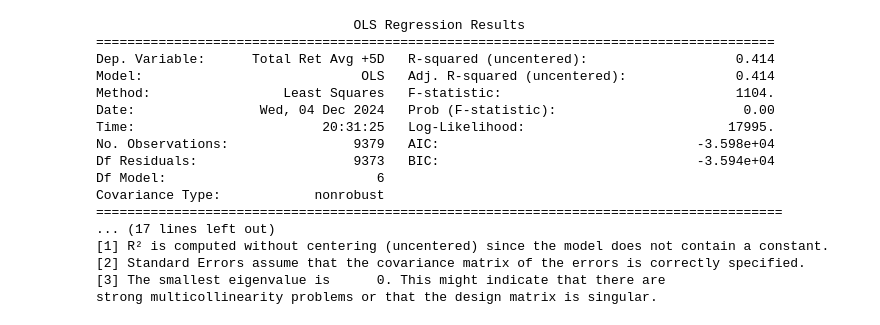
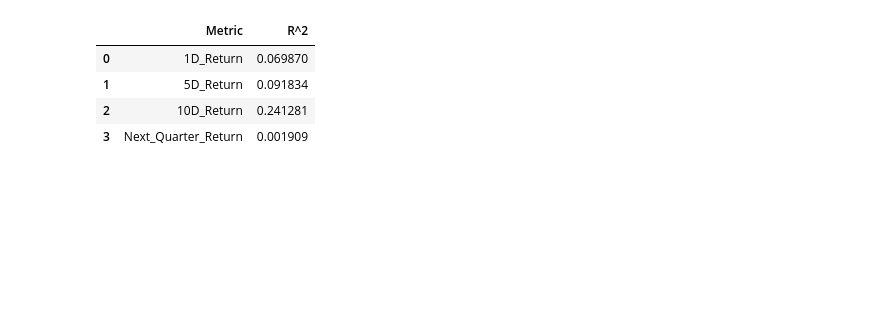
Before and after one commit to jajajalalalala/factor_analysis, a Jupyter notebook: model.ipynb, the cells around one changed output. Saved outputs shown, nothing was run; the diff lists cells and outputs as text; code cells hidden in the pictures; blank space fills up the shorter version.

Commit message:
Regression with different lag

```diff
--- a/model.ipynb
+++ b/model.ipynb
@@ -146,42 +158,51 @@ results_df
 # %%
-#data['Next Quarter Excess Ret'] = data.groupby('TICKER')['Excess Return'].shift(-1)
+# Initialize a dictionary to store R^2 values
+r_squared_results = {}
 
-X = data[selected_features]
-#y = data['Next Quarter Excess Ret']
-y = data['Total Ret Avg +5D']
-X = sm.add_constant(X)
+data['Next Quarter Ret'] = data.groupby('TICKER')['Total Ret'].shift(-1)
 
-X = X.replace([np.inf, -np.inf], np.nan).dropna()
-y = y[X.index]
+# List of dependent variables to evaluate
+dependent_vars = {
+    "1D_Return": "Total Ret Avg +1D",
+    "5D_Return": "Total Ret Avg +5D",
+    "10D_Return": "Total Ret Avg +10D",
+    "Next_Quarter_Return": "Next Quarter Ret"
+}
 
-# Check for remaining missing values in the target variable and clean if necessary
-if y.isna().sum() > 0:
-    valid_indices = y.dropna().index
-    X = X.loc[valid_indices]
-    y = y.loc[valid_indices]
+# Iterate through each dependent variable and compute R^2
+for label, y_var in dependent_vars.items():
+    # Define the dependent variable
+    y = data[y_var]
 
-# Standardize features for numerical stability
-scaler = StandardScaler()
-X_scaled = pd.DataFrame(scaler.fit_transform(X), columns=X.columns, index=X.index)
+    # Ensure X and y align after removing missing or invalid values
+    X = sm.add_constant(data[selected_features])
+    X = X.replace([np.inf, -np.inf], np.nan).dropna()
+    y = y[X.index]
 
-model = sm.OLS(y, X_scaled).fit()
+    # Check for missing values in y
+    if y.isna().sum() > 0:
+        valid_indices = y.dropna().index
+        X = X.loc[valid_indices]
+        y = y.loc[valid_indices]
 
-print(model.summary())
+    # Standardize the features
+    scaler = StandardScaler()
+    X_scaled = pd.DataFrame(scaler.fit_transform(X), columns=X.columns, index=X.index)
+
+    # Fit the regression model
+    model = sm.OLS(y, X_scaled).fit()
+
+    # Store the R^2 value for the current dependent variable
+    r_squared_results[label] = model.rsquared
+
+# Convert R^2 results to a DataFrame for better display
+r_squared_df = pd.DataFrame(list(r_squared_results.items()), columns=["Metric", "R^2"])
+
+# Output the R^2 table
+r_squared_df
 # %% [output]
-                                 OLS Regression Results
-=======================================================================================
-Dep. Variable:      Total Ret Avg +5D   R-squared (uncentered):                   0.414
-Model:                            OLS   Adj. R-squared (uncentered):              0.414
-Method:                 Least Squares   F-statistic:                              1104.
-Date:                Wed, 04 Dec 2024   Prob (F-statistic):                        0.00
-Time:                        20:31:25   Log-Likelihood:                          17995.
-No. Observations:                9379   AIC:                                 -3.598e+04
-Df Residuals:                    9373   BIC:                                 -3.594e+04
-Df Model:                           6
-Covariance Type:            nonrobust
-========================================================================================
-... (17 lines left out)
-[1] R² is computed without centering (uncentered) since the model does not contain a constant.
-[2] Standard Errors assume that the covariance matrix of the errors is correctly specified.
-[3] The smallest eigenvalue is      0. This might indicate that there are
-strong multicollinearity problems or that the design matrix is singular.
+|  | Metric | R^2 |
+| 0 | 1D_Return | 0.069870 |
+| 1 | 5D_Return | 0.091834 |
+| 2 | 10D_Return | 0.241281 |
+| 3 | Next_Quarter_Return | 0.001909 |
```
Also changed, not shown: parts of 2 cells of this notebook, 1 other file.
